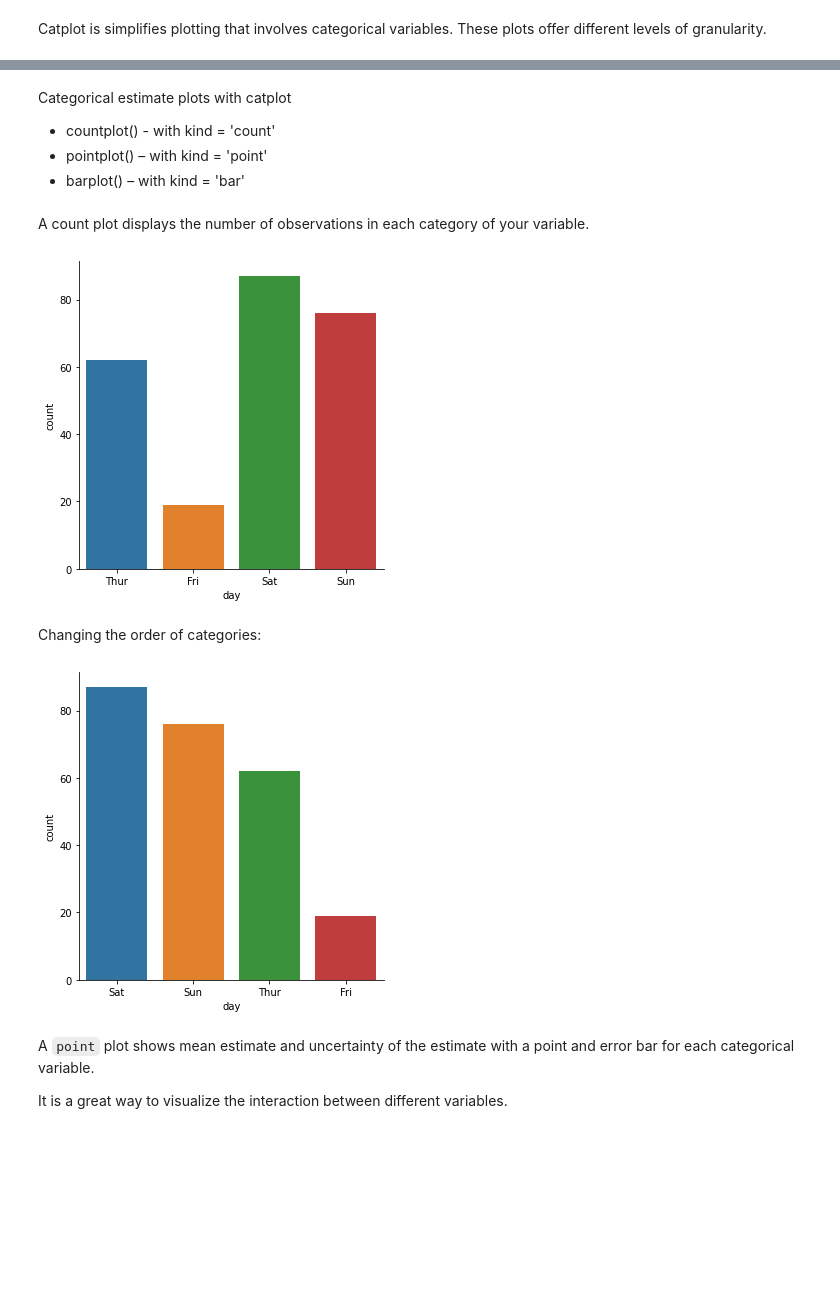
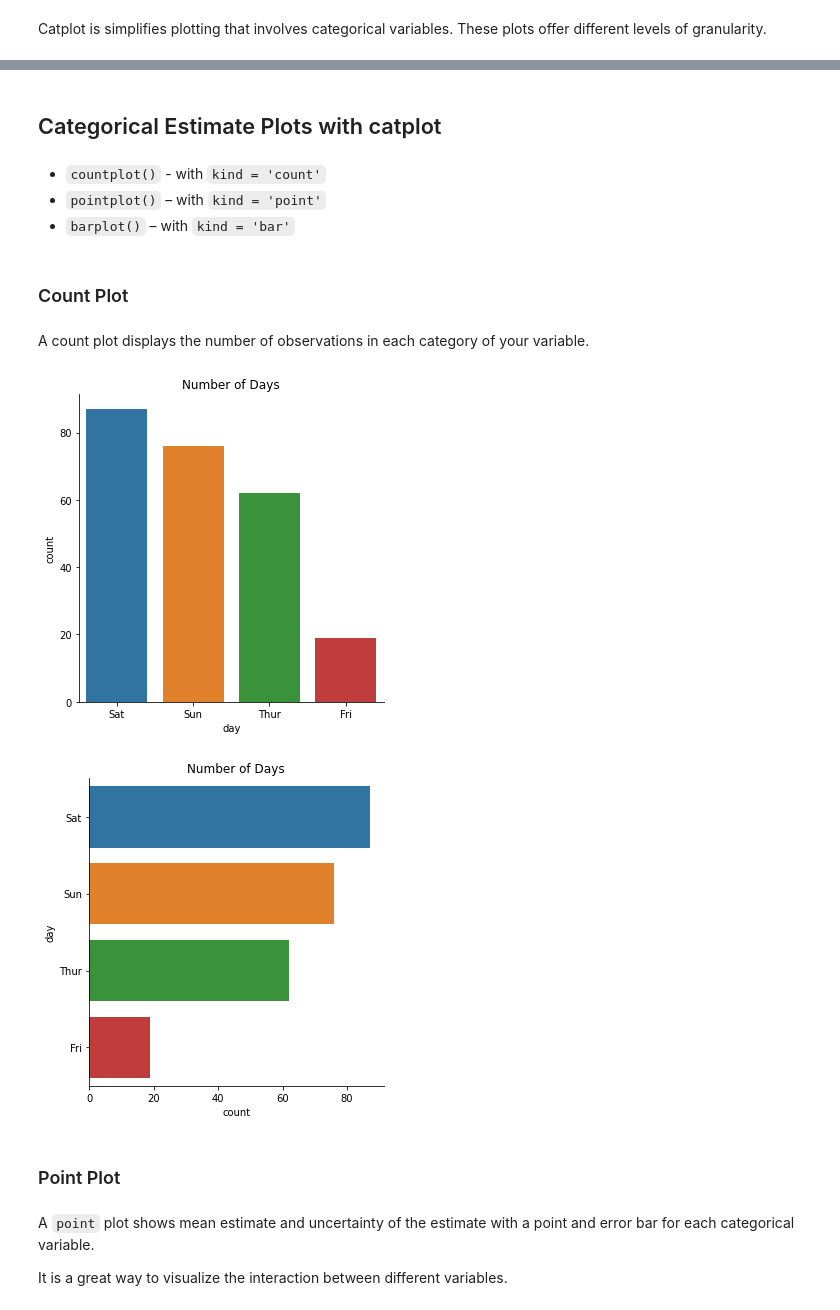
Before and after one commit to Goliath-Research/Introduction-to-Data-Science, a Jupyter notebook: 05-Introduction to Data Visualization/05-Categorical Plot in Seaborn.ipynb, the cells around one changed output, grey strips where cells are left out. Drawn from its saved outputs; the diff is of its cells as text; code cells hidden in the pictures; blank space fills up the shorter version.

```diff
--- a/05-Introduction to Data Visualization/05-Categorical Plot in Seaborn.ipynb
+++ b/05-Introduction to Data Visualization/05-Categorical Plot in Seaborn.ipynb
@@ -28,14 +160,15 @@ Catplot is simplifies plotting that involves categorical variables. These plots
+# %% [markdown]
+## Categorical Estimate Plots with catplot
 # %% [markdown]
-Categorical estimate plots with catplot
-- countplot() - with kind = 'count'
-- pointplot() – with kind = 'point'
-- barplot() – with kind = 'bar'
+- `countplot()` - with `kind = 'count'`
+- `pointplot()` – with `kind = 'point'`
+- `barplot()` – with `kind = 'bar'`
+# %% [markdown]
+### Count Plot
 # %% [markdown]
 A count plot displays the number of observations in each category of your variable.
 # %%
-sns.catplot(data=tips, x="day",
-            kind='count');
+sns.catplot(data=tips, x="day", kind='count',
+            order=category_order).set(title='Number of Days');
 # %% [output]
-[figure, old version]
+[figure, new version]
-# %% [markdown]
-Changing the order of categories:
@@ -44,8 +175,11 @@ category_order = ['Sat', 'Sun', 'Thur', 'Fri']
 # %%
-sns.catplot(data=tips, x="day",
-            kind='count', order=category_order);
+# Horizontal bars (change x for y)
+sns.catplot(data=tips, y="day", kind='count',
+            order=category_order).set(title='Number of Days');
 # %% [output]
-[figure, old version]
+[figure, new version]
+# %% [markdown]
+### Point Plot
 # %% [markdown]
 A `point` plot shows mean estimate and uncertainty of the estimate with a point and error bar for each categorical variable.
 
```
Also changed, not shown: parts of 92 cells of this notebook, 1 other file.
